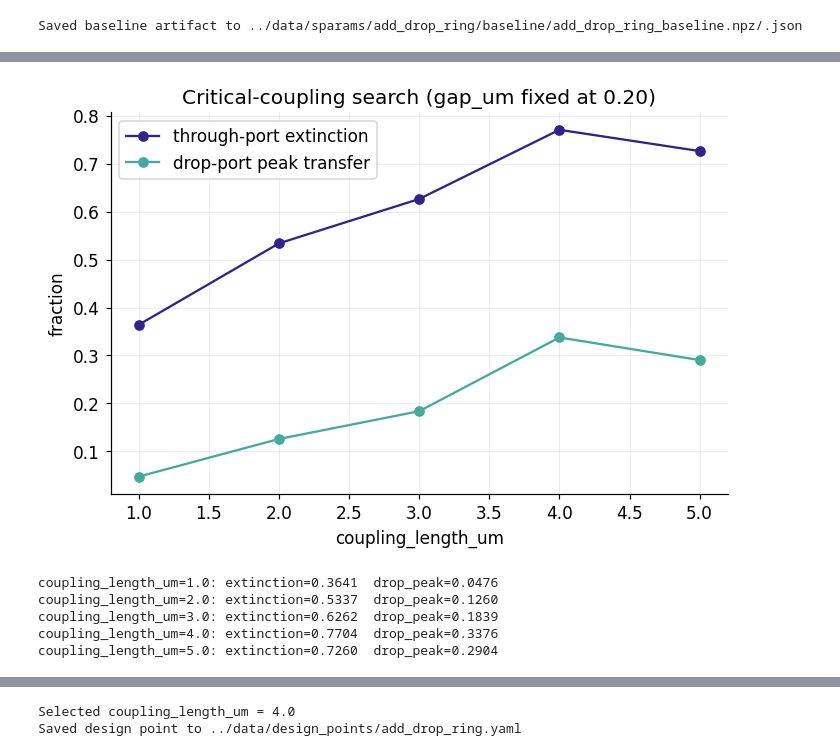
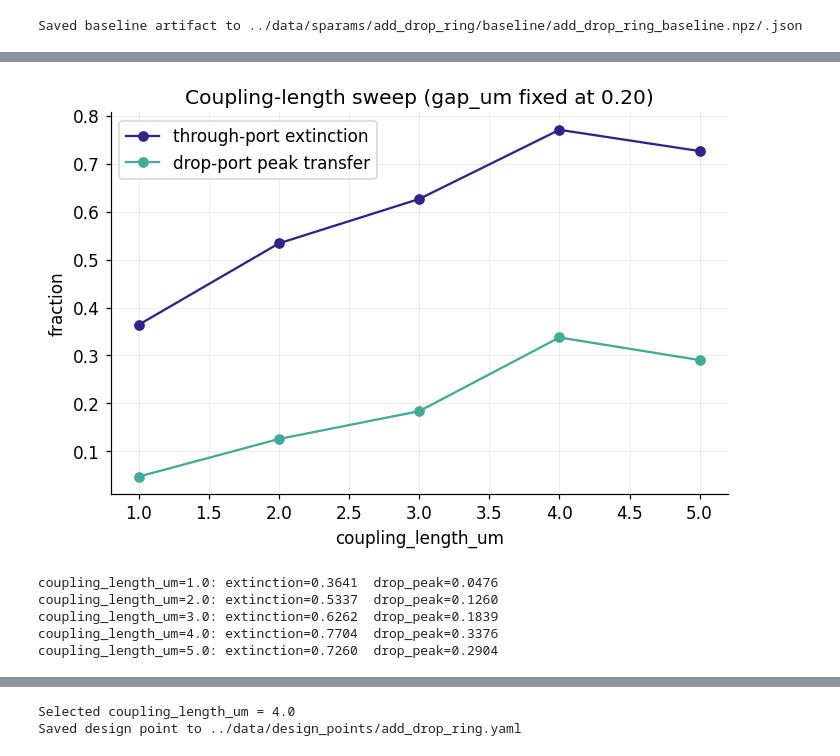
Before and after one commit to ykawaguchi-photonics/photonics-simulation-toolkit, a Jupyter notebook: notebooks/10_add_drop_ring_resonator.ipynb, the cells around one changed output, grey strips where cells are left out. Cells and saved outputs as stored; diff of their text form; code cells hidden in the pictures.

```diff
--- a/notebooks/10_add_drop_ring_resonator.ipynb
+++ b/notebooks/10_add_drop_ring_resonator.ipynb
@@ -230,7 +233,9 @@ notebook 05 uses a reference run).
 # %%
 # The one expensive cell in this section -- runs 2 reference (bus-only) runs
 # plus 2 with-ring excitation runs under the hood (see the markdown above).
-result = add_drop_ring.simulate_baseline(params)
+# Cache-or-run: reloads the Section-8 artifact instead if it exists for exactly
+# these parameters (add_drop_ring.load_or_simulate_baseline checks them).
+result = add_drop_ring.load_or_simulate_baseline(params, "../data/sparams/add_drop_ring/baseline/add_drop_ring_baseline")
 print(f"{len(result.wavelengths_um)} wavelength points, "
       f"{result.wavelengths_um.min():.4f}-{result.wavelengths_um.max():.4f}um")
 # %% [output]
@@ -375,6 +380,6 @@ own `save_artifact`.
 # %%
-# The critical-coupling search: re-run simulate_baseline() once per
-# coupling_length_um, saving one artifact (npz+json) per point -- gap_um
+# Coupling-length sweep: one baseline per coupling_length_um (reloaded from its
+# artifact when it exists), saving one artifact (npz+json) per point -- gap_um
 # and every other parameter stay fixed at their Section-2 values.
 COUPLING_LENGTH_SWEEP_UM = [1.0, 2.0, 3.0, 4.0, 5.0]
 
@@ -386,7 +391,7 @@ results_by_length = {}
 for i, lc in enumerate(COUPLING_LENGTH_SWEEP_UM, start=1):
     print(f"[{i}/{len(COUPLING_LENGTH_SWEEP_UM)}] running add_drop_ring (coupling_length_um={lc}) ...", flush=True)
     run_params = dict(params, coupling_length_um=lc)
-    r = add_drop_ring.simulate_baseline(run_params)
+    r = add_drop_ring.load_or_simulate_baseline(run_params, f"{sweep_dir}/add_drop_ring_couplinglength{lc}")
     v = add_drop_ring.run_all_checks(r, **SWEEP_CHECK_KWARGS)
     results_by_length[lc] = r  # kept in memory for Section 10/11 -- avoids a re-simulate
 
@@ -402,8 +407,8 @@ for i, lc in enumerate(COUPLING_LENGTH_SWEEP_UM, start=1):
     }
     add_drop_ring.save_artifact(artifact_stem, r, sweep_metadata)
 
-    # Record the actual on-resonance numbers (not just pass/fail) so the
-    # critical-coupling point can be identified from the trend below.
+    # Record the deepest sampled through dip and highest drop peak in the band
+    # (not just pass/fail) for the trend below.
     through_min = float(np.min(np.abs(r.S_input_through) ** 2))
     drop_max = float(np.max(np.abs(r.S_input_drop) ** 2))
     sweep_rows.append({
@@ -425,27 +448,27 @@ print(f"\nSaved manifest to {manifest_path}")
 # %%
-# Trend plot: through-port extinction (1 - min transmission) and drop-port
-# peak transfer vs. coupling_length_um -- the critical-coupling length is
-# where through-port extinction is MAXIMIZED (equivalently, drop-port
-# transfer peaks).
+# Trend plot: through-port extinction (1 - deepest sampled dip) and drop-port
+# peak transfer vs. coupling_length_um. Both are read off the full-band grid
+# (0.33 nm spacing, several resonances), so they are coarse indicators only --
+# Section 12 fits one resolved resonance.
 lengths = [row["coupling_length_um"] for row in sweep_rows]
 extinction = [1 - row["through_on_resonance_min"] for row in sweep_rows]
 drop_peak = [row["drop_on_resonance_max"] for row in sweep_rows]
 
 fig, ax = plt.subplots(figsize=(6.5, 4.5))
 ax.plot(lengths, extinction, "o-", color=style.COLOR_INDIGO, label="through-port extinction")
 ax.plot(lengths, drop_peak, "o-", color=style.COLOR_TEAL, label="drop-port peak transfer")
 ax.set_xlabel("coupling_length_um"); ax.set_ylabel("fraction")
-ax.set_title("Critical-coupling search (gap_um fixed at 0.20)")
+ax.set_title("Coupling-length sweep (gap_um fixed at 0.20)")
 ax.legend()
 fig.tight_layout()
 plt.show()
 
 for row in sweep_rows:
     print(f"coupling_length_um={row['coupling_length_um']}: "
           f"extinction={1 - row['through_on_resonance_min']:.4f}  "
           f"drop_peak={row['drop_on_resonance_max']:.4f}")
 # %% [output]
-[figure, old version]
+[figure, new version]
 coupling_length_um=1.0: extinction=0.3641  drop_peak=0.0476
 coupling_length_um=2.0: extinction=0.5337  drop_peak=0.1260
 coupling_length_um=3.0: extinction=0.6262  drop_peak=0.1839
```
Also changed, not shown: parts of 20 cells of this notebook, 24 other files.
